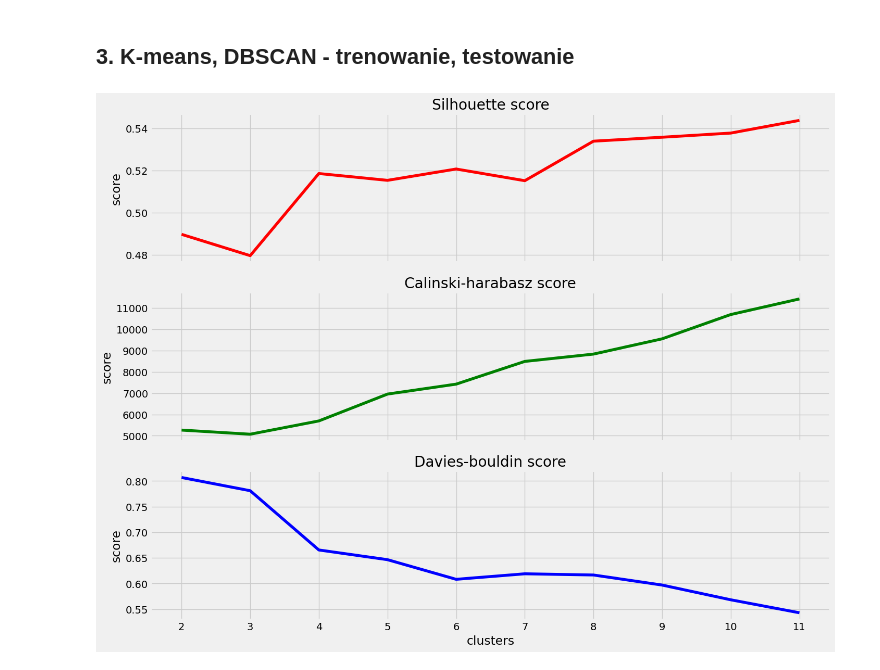
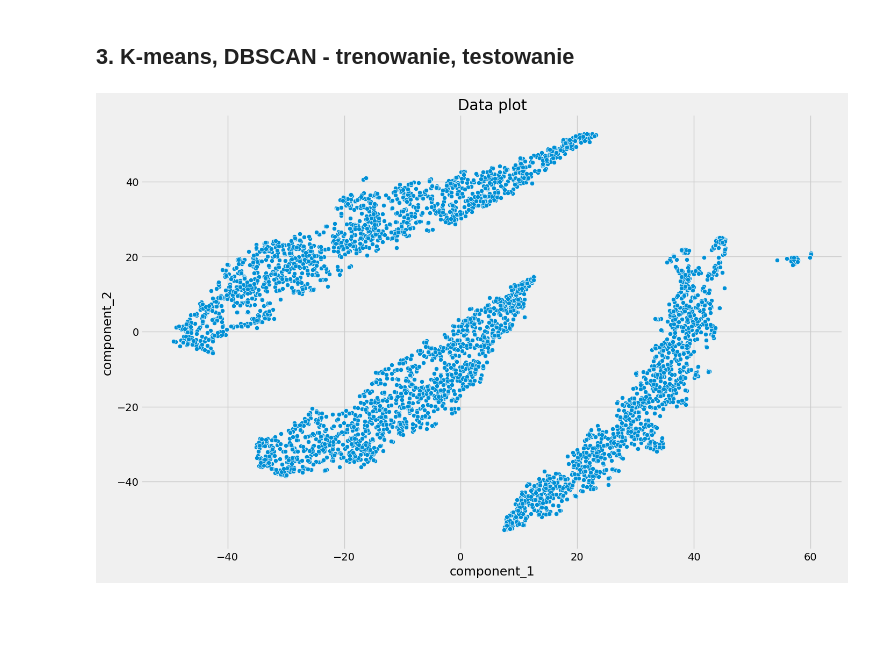
Before and after one commit to mweuro/ML_2024, a Jupyter notebook: task_4/ML_4.ipynb, the cells around one changed output. Drawn from its saved outputs; the diff is of its cells as text; code cells hidden in the pictures; blank space fills up the shorter version.

```diff
--- a/task_4/ML_4.ipynb
+++ b/task_4/ML_4.ipynb
@@ -300,6 +325,7 @@ class KMeansModel():
 # %%
 model = KMeansModel(list(range(2, 12)))
-model.fit_models(final_df, PCA())
-model.metrics_plot()
+model.fit_models(final_df, TSNE())
+
+model.data_plot()
 # %% [output]
-[figure, old version]
+[figure, new version]
```
Also changed, not shown: parts of 5 cells of this notebook.
